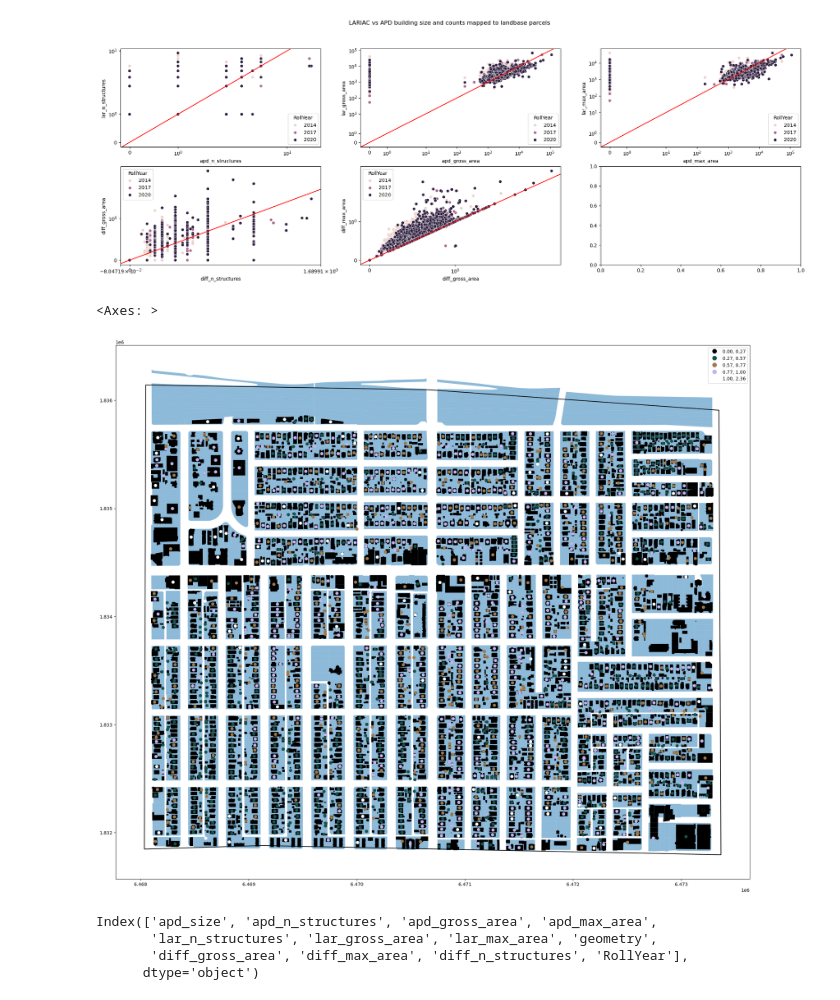
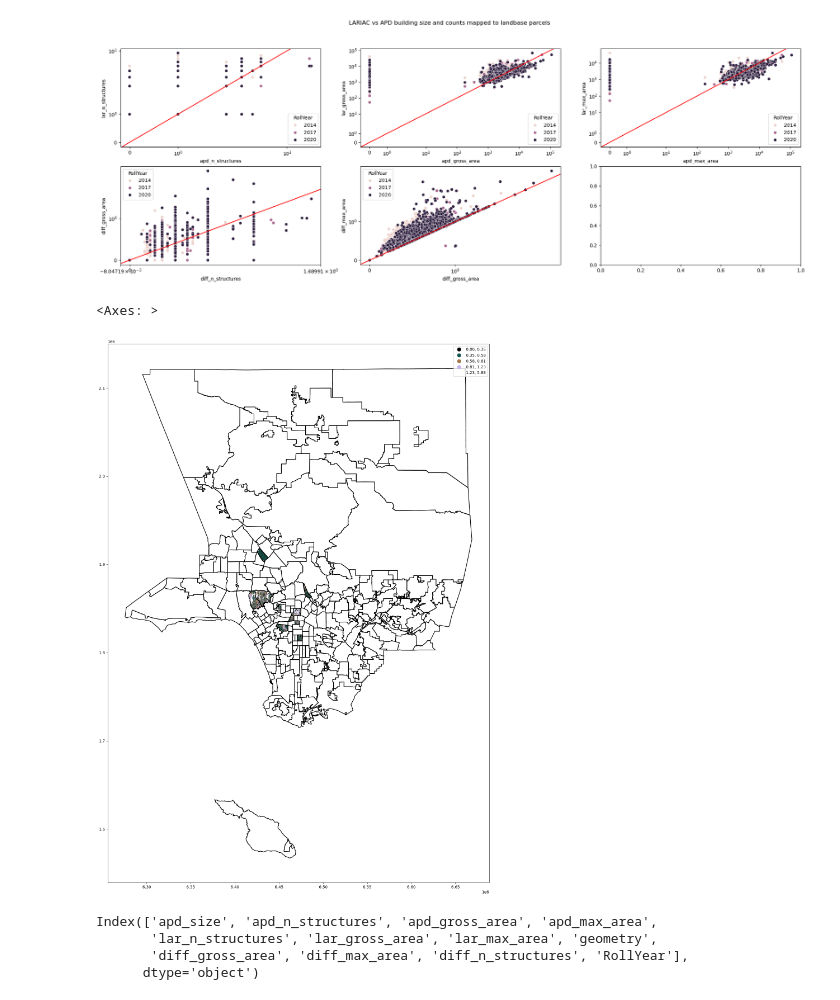
Before and after one commit to AdamSwietek/Hidden_Housing, a Jupyter notebook: notebooks/eda/explore_parcels.ipynb, the cells around one changed output. Drawn from its saved outputs; the diff is of its cells as text; code cells hidden in the pictures.

Commit message:
scale to neighborhoods

```diff
--- a/notebooks/eda/explore_parcels.ipynb
+++ b/notebooks/eda/explore_parcels.ipynb
@@ -12,0 +8,17 @@ hoods = load_neighborhoods()
+# %%
+'''creat list of neighborhoods in LA city'''
+from src.geoadmin import load_neighborhoods, load_cities
+
+import geopandas as gpd
+
+cities = load_cities().to_crs(4326)
+hoods = load_neighborhoods()
+
+assert hoods.crs == cities.crs, "CRS mismatch between neighborhoods and cities data"
+
+lacity = cities.query('CITYNAME_ALF == "LOS ANGELES"')
+hoodnames = gpd.sjoin(hoods.set_geometry(hoods.centroid.to_crs(epsg=4326)).set_crs(4326),
+                         lacity[['geometry']],
+                        #  predicate='within'
+                         )['name'].tolist()
+print(f'Found {len(hoodnames)} neighborhoods in LA city')
@@ -196,21 +270,22 @@ Text(0.5, 0.98, 'LARIAC vs APD building size and counts mapped to landbase parce
 # %%
 import matplotlib.pyplot as plt
 f, ax = plt.subplots(figsize = (25,25))
 
-lacity_hood.to_crs(landbase_parcels.crs).boundary.plot(color = 'k', ax = ax)
-landbase_parcels.plot(alpha = .5, ax = ax)
-lariac_structures.plot(ax = ax, color = 'k')
+hoods.to_crs(landbase_parcels.crs).boundary.plot(color = 'k', ax = ax)
+hoods[hoods.name.isin(hoods_names)].to_crs(landbase_parcels.crs).boundary.plot(color = 'k', ax = ax)
+# landbase_parcels.plot(alpha = .5, ax = ax)
+# lariac_structures.plot(ax = ax, color = 'k')
 # assessor_data.plot(ax = ax, color = 'r')
 
 results.set_geometry(results.centroid).plot('diff_gross_area',
                                             legend =True,
                                             scheme= 'naturalbreaks',
-                                            # markersize= 1,
+                                            markersize= 1,
                                             cmap = 'cubehelix',
                                             ax = ax)
 # %% [output]
 <Axes: >
-[figure, old version]
+[figure, new version]
 # %%
 all_results.columns
 # %% [output]
```
Also changed, not shown: parts of 12 cells of this notebook.
